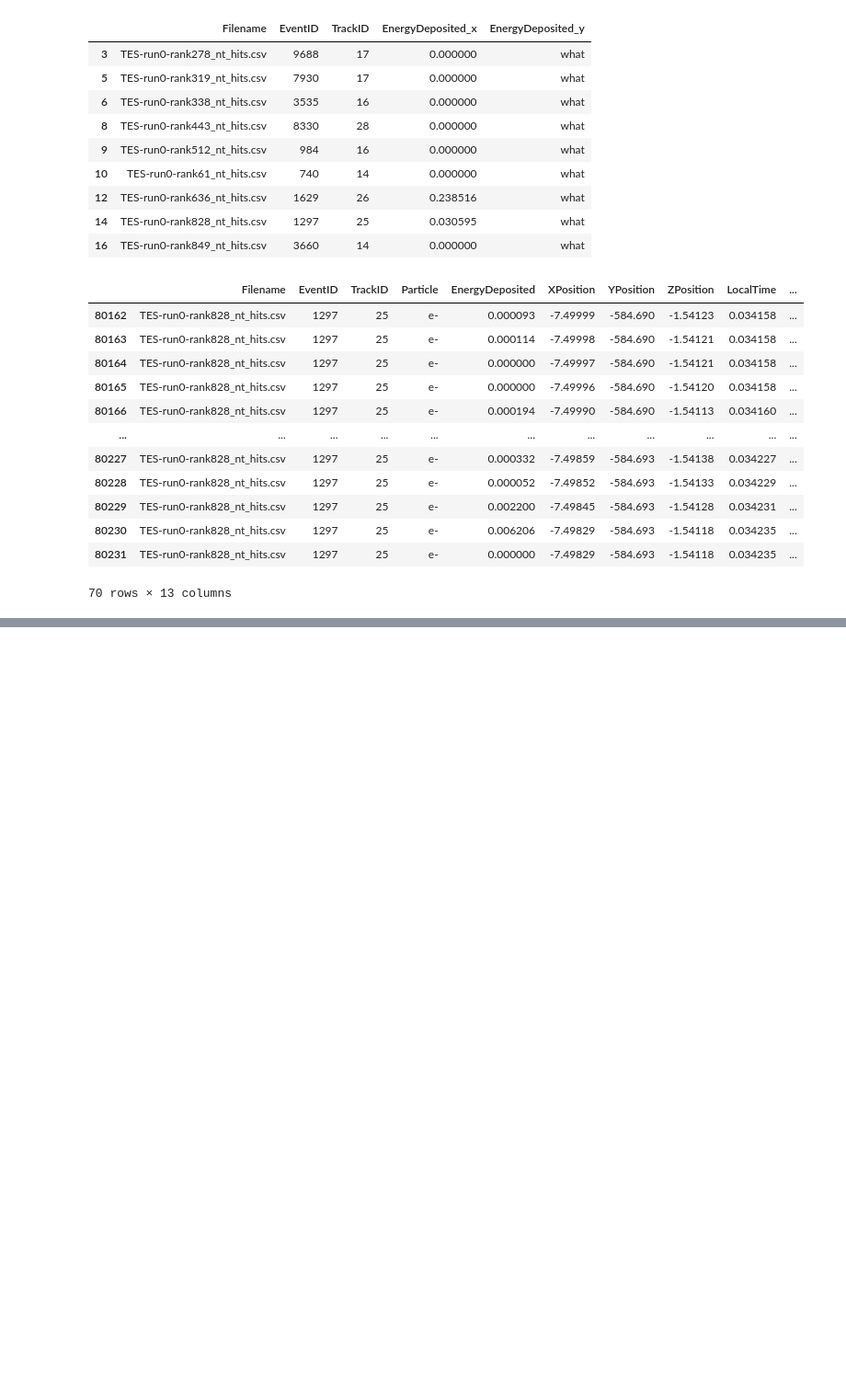
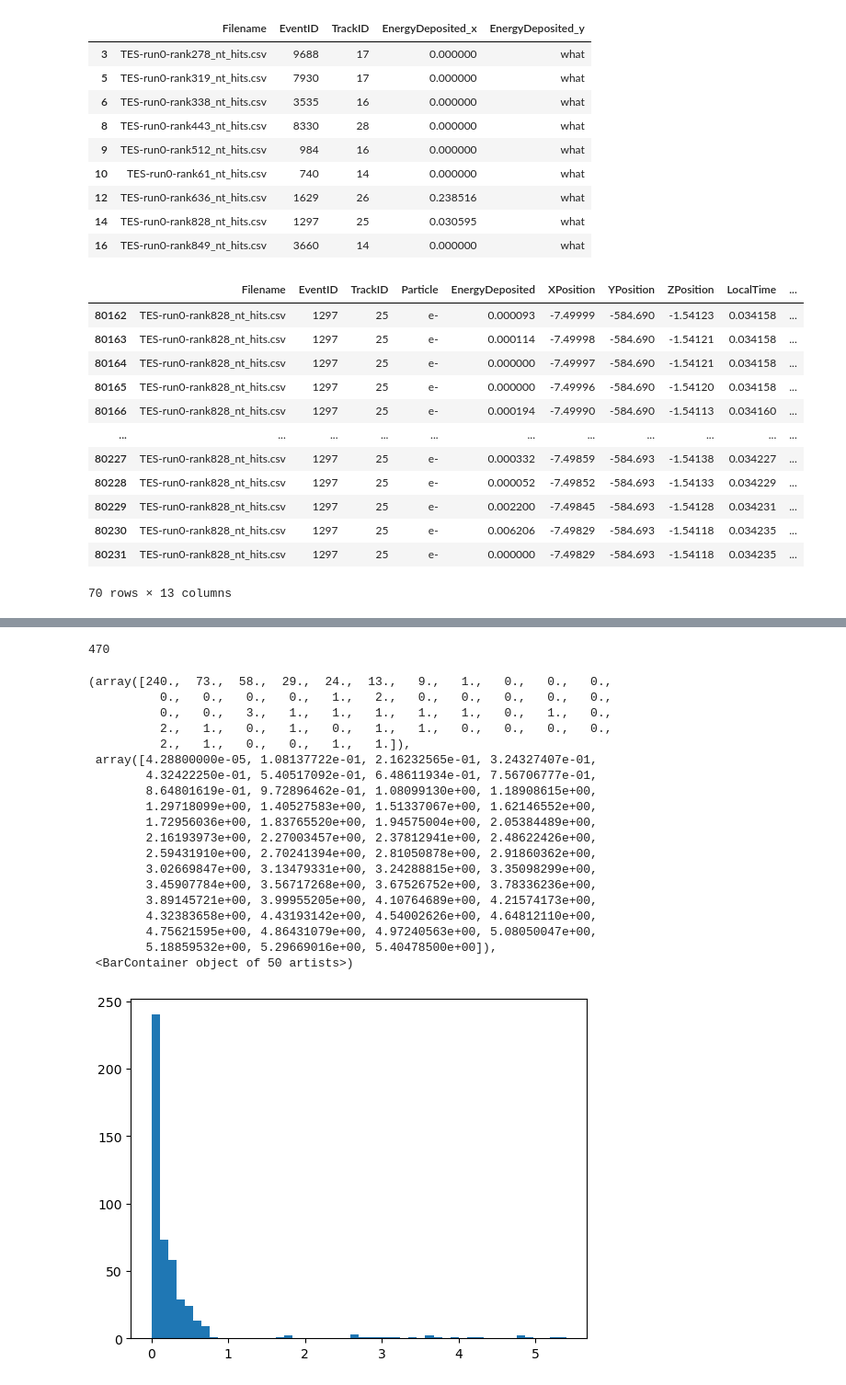
Before and after one commit to nyuad-astroparticle/tes-geant, a Jupyter notebook: analysis/coincidence.ipynb, the cells around one changed output, grey strips where cells are left out. Shown at 92% size. Saved outputs shown, nothing was run; the diff lists cells and outputs as text; code cells hidden in the pictures; blank space fills up the shorter version.

```diff
--- a/analysis/coincidence.ipynb
+++ b/analysis/coincidence.ipynb
@@ -323,0 +326,2 @@ file
+# %%
+df = pd.concat(loadfiles(filenames))
@@ -323,0 +344,5 @@ file
+# %%
+dfIn = df[df.MigrantID != -1]
+dfIn = dfIn.drop(columns = ['TrackID'])
+dfIn.rename(columns = {'MigrantID':'TrackID'}, inplace = True)
+dfIn
@@ -323,0 +363,3 @@ file
+# %%
+dfOut = df[df.MigrantID == -1]
+dfOut
@@ -323,0 +380,8 @@ file
+# %%
+df = pd.concat([dfIn, dfOut])
+df = df.groupby(['Filename','EventID', 'TrackID'])['EnergyDeposited'].sum().reset_index()
+df = df[df.EnergyDeposited > 0.0]
+df
+len(df)
+# %% [output]
+470
@@ -323,0 +391,23 @@ file
+# %%
+plt.hist(df.EnergyDeposited, bins = 50)
+# %% [output]
+(array([240.,  73.,  58.,  29.,  24.,  13.,   9.,   1.,   0.,   0.,   0.,
+          0.,   0.,   0.,   0.,   1.,   2.,   0.,   0.,   0.,   0.,   0.,
+          0.,   0.,   3.,   1.,   1.,   1.,   1.,   1.,   0.,   1.,   0.,
+          2.,   1.,   0.,   1.,   0.,   1.,   1.,   0.,   0.,   0.,   0.,
+          2.,   1.,   0.,   0.,   1.,   1.]),
+ array([4.28800000e-05, 1.08137722e-01, 2.16232565e-01, 3.24327407e-01,
+        4.32422250e-01, 5.40517092e-01, 6.48611934e-01, 7.56706777e-01,
+        8.64801619e-01, 9.72896462e-01, 1.08099130e+00, 1.18908615e+00,
+        1.29718099e+00, 1.40527583e+00, 1.51337067e+00, 1.62146552e+00,
+        1.72956036e+00, 1.83765520e+00, 1.94575004e+00, 2.05384489e+00,
+        2.16193973e+00, 2.27003457e+00, 2.37812941e+00, 2.48622426e+00,
+        2.59431910e+00, 2.70241394e+00, 2.81050878e+00, 2.91860362e+00,
+        3.02669847e+00, 3.13479331e+00, 3.24288815e+00, 3.35098299e+00,
+        3.45907784e+00, 3.56717268e+00, 3.67526752e+00, 3.78336236e+00,
+        3.89145721e+00, 3.99955205e+00, 4.10764689e+00, 4.21574173e+00,
+        4.32383658e+00, 4.43193142e+00, 4.54002626e+00, 4.64812110e+00,
+        4.75621595e+00, 4.86431079e+00, 4.97240563e+00, 5.08050047e+00,
+        5.18859532e+00, 5.29669016e+00, 5.40478500e+00]),
+ <BarContainer object of 50 artists>)
+[figure, added]
```
Also changed, not shown: parts of 6 cells of this notebook, 3 other files.
